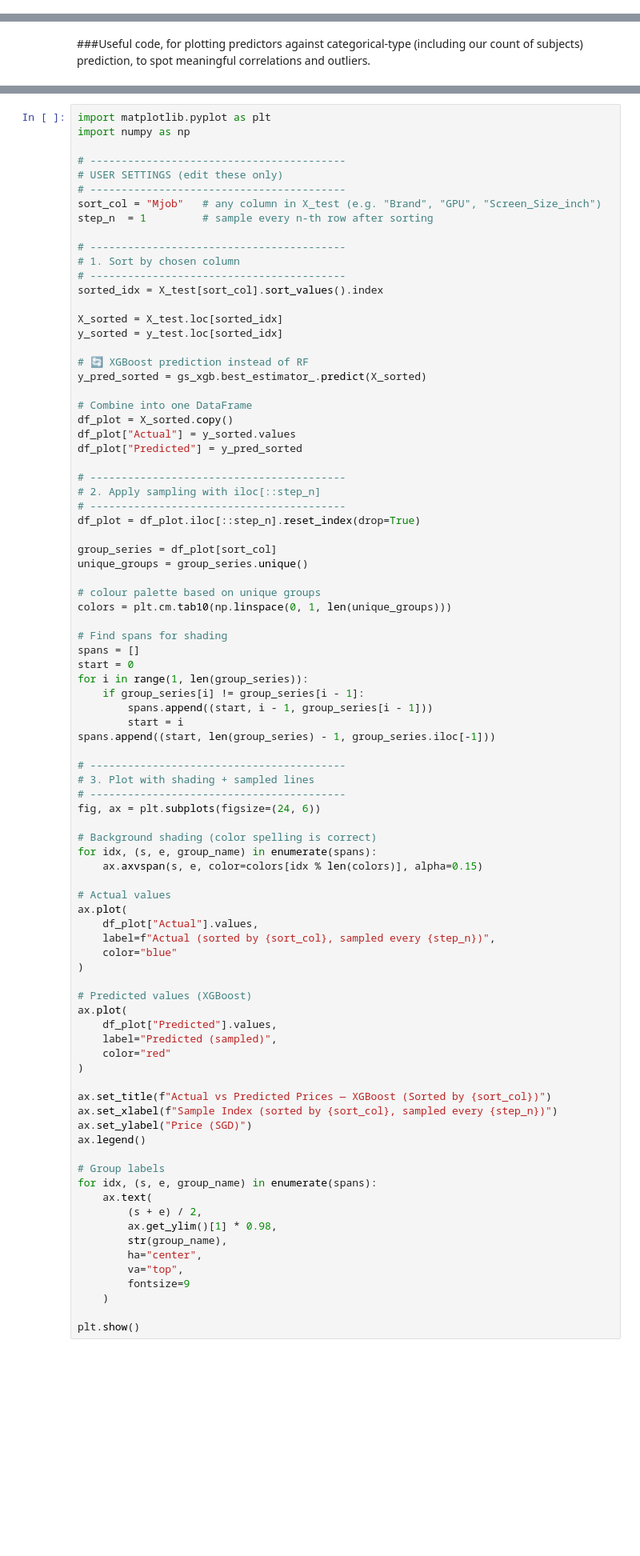
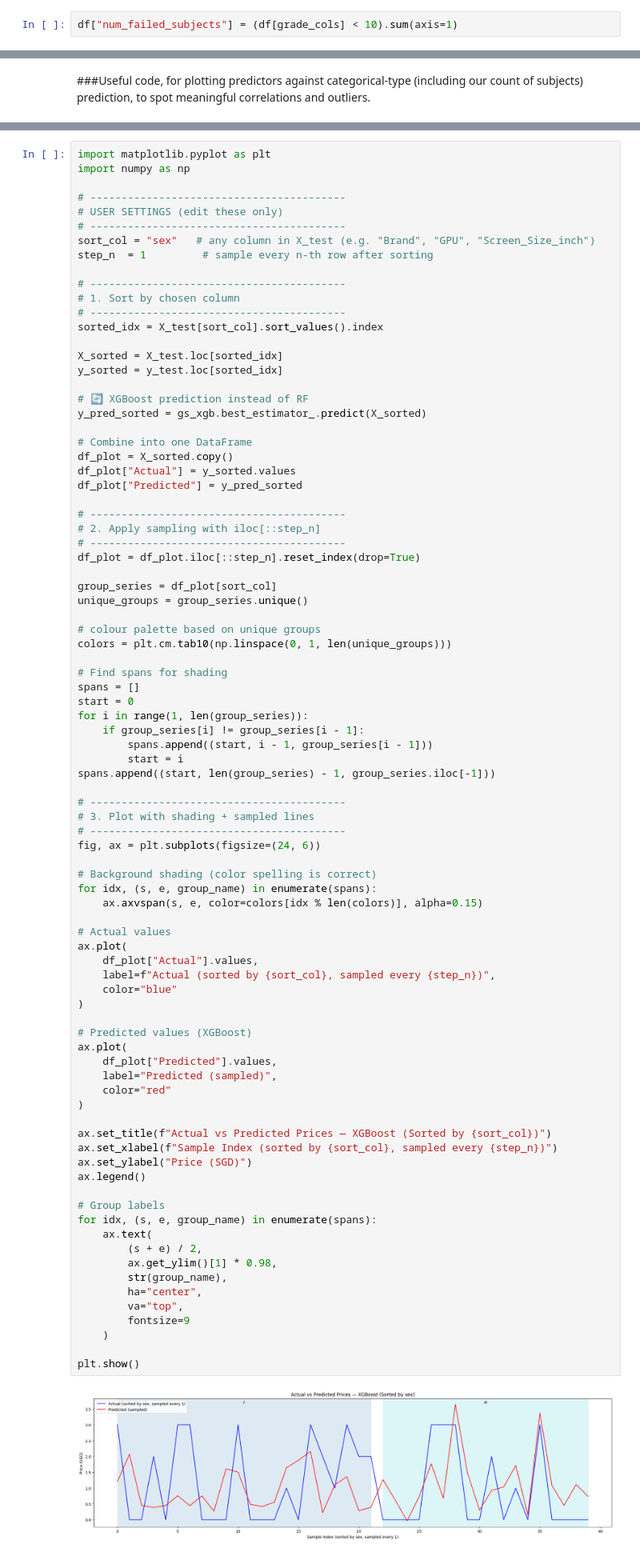
Before and after one commit to mohamad-azrin/ADALL_github, a Jupyter notebook: ADALL_Practical_Test_Revision_Regression_v2_27jan.ipynb, the cells around one changed output, grey strips where cells are left out. Shown at 80% size. Drawn from its saved outputs; the diff is of its cells as text; blank space fills up the shorter version.

```diff
--- a/ADALL_Practical_Test_Revision_Regression_v2_27jan.ipynb
+++ b/ADALL_Practical_Test_Revision_Regression_v2_27jan.ipynb
@@ -332,3 +407,5 @@ plt.show()
+# %%
+df["num_failed_subjects"] = (df[grade_cols] < 10).sum(axis=1)
 # %% [markdown]
 
 ##Step 5) Create the target: number of failed subjects (special target)
@@ -939,7 +1088,7 @@ import numpy as np
 # -----------------------------------------
 # USER SETTINGS (edit these only)
 # -----------------------------------------
-sort_col = "Mjob"   # any column in X_test (e.g. "Brand", "GPU", "Screen_Size_inch")
+sort_col = "sex"   # any column in X_test (e.g. "Brand", "GPU", "Screen_Size_inch")
 step_n  = 1         # sample every n-th row after sorting
 
 # -----------------------------------------
@@ -991,33 +1140,35 @@ for idx, (s, e, group_name) in enumerate(spans):
 ax.plot(
     df_plot["Actual"].values,
     label=f"Actual (sorted by {sort_col}, sampled every {step_n})",
     color="blue"
 )
 
 # Predicted values (XGBoost)
 ax.plot(
     df_plot["Predicted"].values,
     label="Predicted (sampled)",
     color="red"
 )
 
 ax.set_title(f"Actual vs Predicted Prices — XGBoost (Sorted by {sort_col})")
 ax.set_xlabel(f"Sample Index (sorted by {sort_col}, sampled every {step_n})")
 ax.set_ylabel("Price (SGD)")
 ax.legend()
 
 # Group labels
 for idx, (s, e, group_name) in enumerate(spans):
     ax.text(
         (s + e) / 2,
         ax.get_ylim()[1] * 0.98,
         str(group_name),
         ha="center",
         va="top",
         fontsize=9
     )
 
 plt.show()
+# %% [output]
+[figure, added]
 # %%
 import numpy as np
 import matplotlib.pyplot as plt
```
Also changed, not shown: parts of 18 cells of this notebook.
